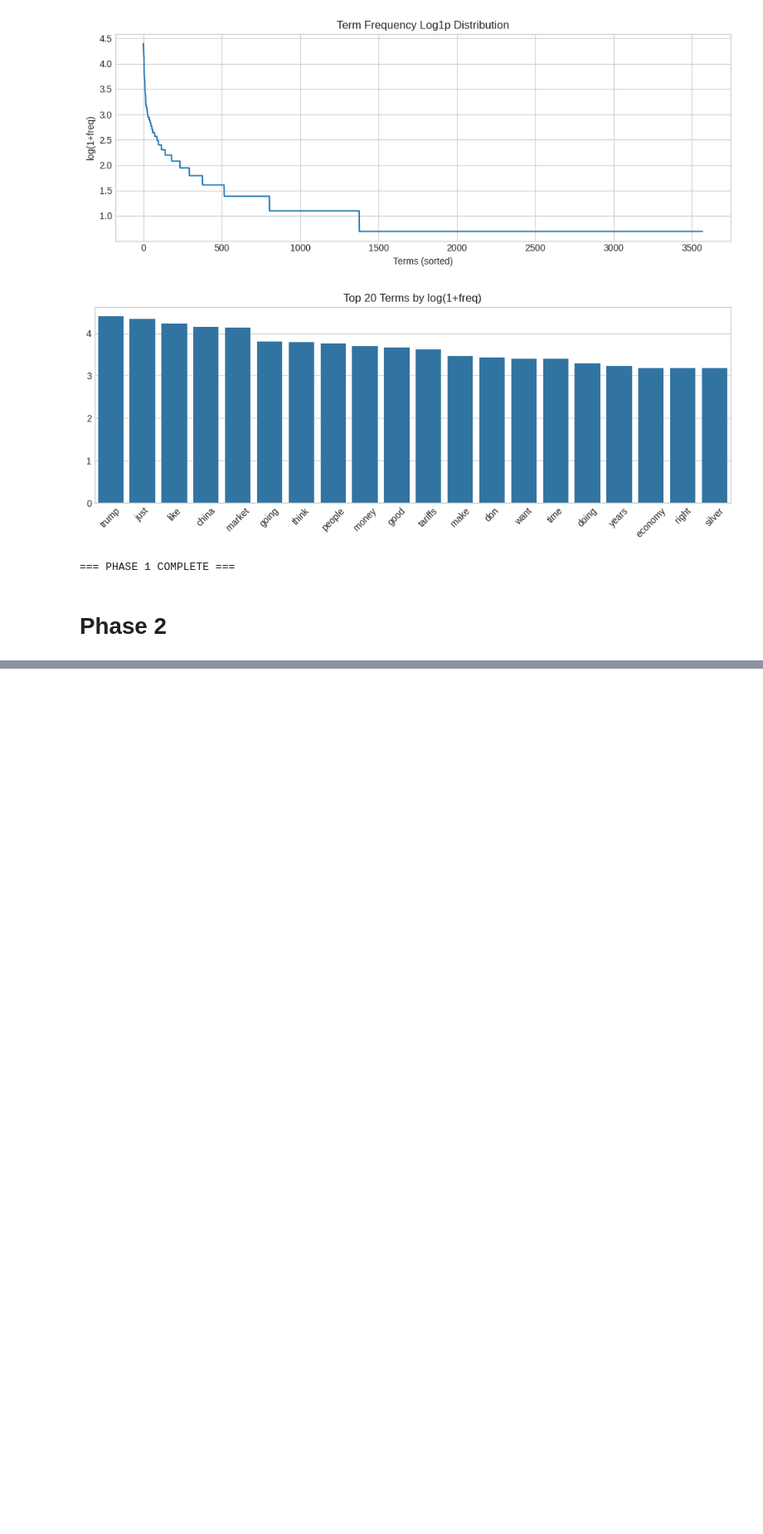
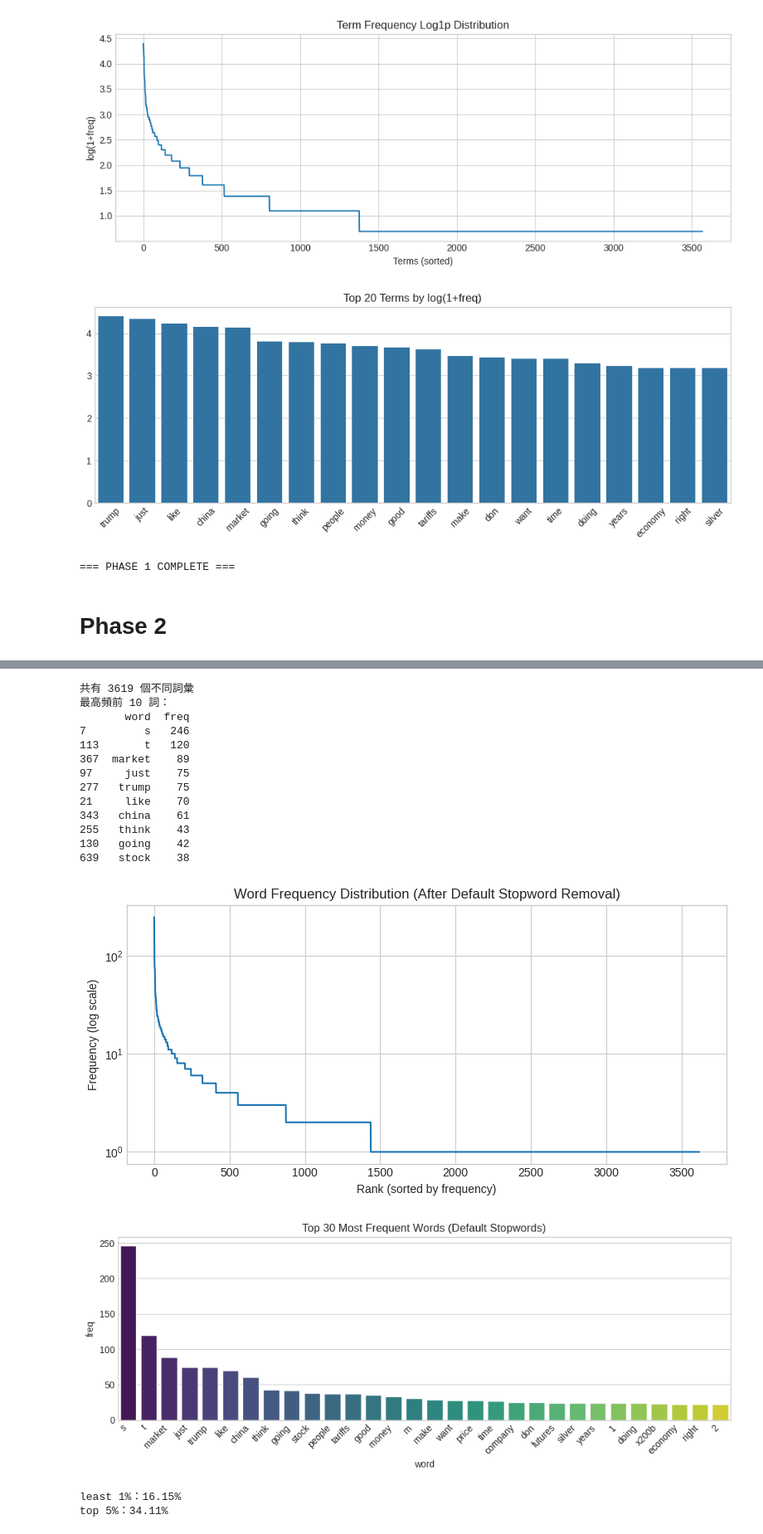
Before and after one commit to THH1118/DM2025-Lab1-Exercise, a Jupyter notebook: DM2025-Lab1-Homework.ipynb, the cells around one changed output, grey strips where cells are left out. Shown at 83% size. Saved outputs shown, nothing was run; the diff lists cells and outputs as text; code cells hidden in the pictures; blank space fills up the shorter version.

```diff
--- a/DM2025-Lab1-Homework.ipynb
+++ b/DM2025-Lab1-Homework.ipynb
@@ -655,0 +688,74 @@ Doc count  : 661
+# %%
+import re
+from collections import Counter
+import pandas as pd
+import matplotlib.pyplot as plt
+import seaborn as sns
+from sklearn.feature_extraction.text import ENGLISH_STOP_WORDS
+
+plt.style.use("seaborn-v0_8-whitegrid")
+
+#remove stop word
+def tokenize_and_filter(text):
+    tokens = re.findall(r"\b\w+\b", str(text).lower())
+    return [w for w in tokens if w not in ENGLISH_STOP_WORDS]
+
+df_sample["unigrams_filtered"] = df_sample["text"].apply(tokenize_and_filter)
+
+#word frequency
+all_words = [w for unigrams in df_sample["unigrams_filtered"] for w in unigrams]
+word_counts = Counter(all_words)
+df_wordfreq = pd.DataFrame(word_counts.items(), columns=["word", "freq"]).sort_values("freq", ascending=False)
+
+print(f"共有 {len(df_wordfreq)} 個不同詞彙")
+print("最高頻前 10 詞：")
+print(df_wordfreq.head(10))
+
+#long tail plot
+plt.figure(figsize=(8,4))
+plt.plot(df_wordfreq["freq"].values)
+plt.yscale("log")
+plt.title("Word Frequency Distribution (After Default Stopword Removal)")
+plt.xlabel("Rank (sorted by frequency)")
+plt.ylabel("Frequency (log scale)")
+plt.tight_layout()
+plt.show()
+
+plt.figure(figsize=(10,4))
+sns.barplot(x="word", y="freq", data=df_wordfreq.head(30), palette="viridis")
+plt.title("Top 30 Most Frequent Words (Default Stopwords)")
+plt.xticks(rotation=45, ha="right")
+plt.tight_layout()
+plt.show()
+
+
+top_1pct_cut = int(len(df_wordfreq) * 0.01)
+top_5pct_cut = int(len(df_wordfreq) * 0.05)
+
+top1_ratio = df_wordfreq["freq"][:top_1pct_cut].sum() / df_wordfreq["freq"].sum() * 100
+top5_ratio = df_wordfreq["freq"][:top_5pct_cut].sum() / df_wordfreq["freq"].sum() * 100
+
+print(f"least 1%：{top1_ratio:.2f}%")
+print(f"top 5%：{top5_ratio:.2f}%")
+
+#check the least 1%
+bottom_1pct_cut = int(len(df_wordfreq) * 0.01)
+bottom_words = df_wordfreq.tail(bottom_1pct_cut)
+# %% [output]
+共有 3619 個不同詞彙
+最高頻前 10 詞：
+       word  freq
+7         s   246
+113       t   120
+367  market    89
+97     just    75
+277   trump    75
+21     like    70
+343   china    61
+255   think    43
+130   going    42
+639   stock    38
+[figure, added]
+[figure, added]
+least 1%：16.15%
+top 5%：34.11%
```
Also changed, not shown: parts of 31 cells of this notebook.
